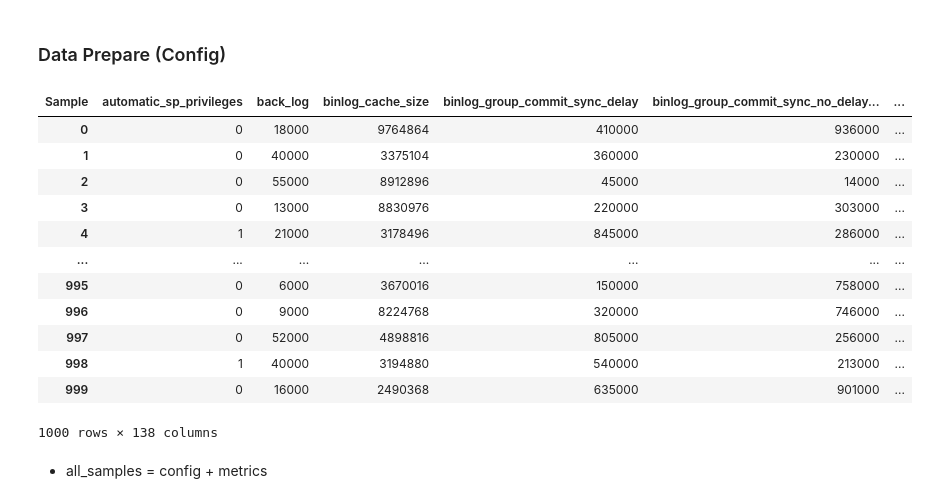
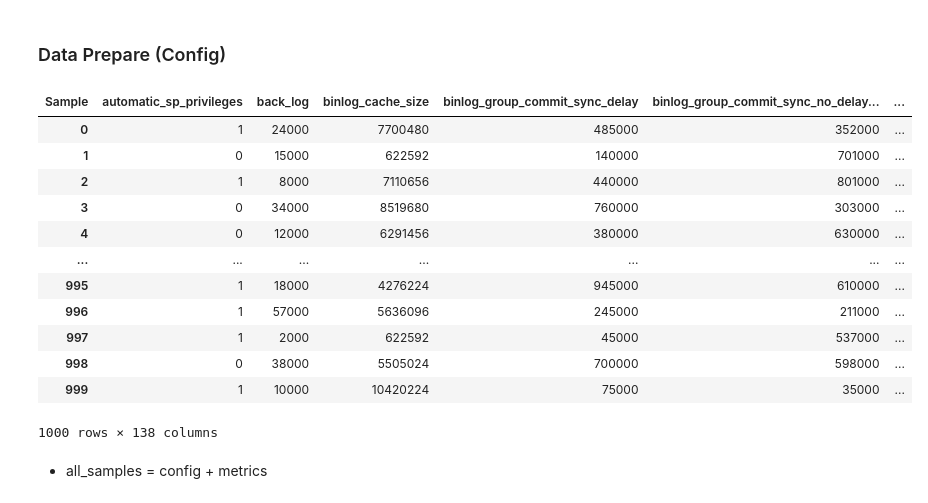
Before and after one commit to addb-swstarlab/DATATune, a Jupyter notebook: TADA.ipynb, the cells around one changed output. Cells and saved outputs as stored; diff of their text form; code cells hidden in the pictures.

```diff
--- a/TADA.ipynb
+++ b/TADA.ipynb
@@ -40,41 +40,41 @@ import os
 import sys
 import pandas as pd
 
-knob_list = glob.glob("/home/sein/mk_config/ycsb_BB/configs/my_*.cnf")
+knob_list = glob.glob("/home/sein/mk_config/ycsb_AA/configs/my_*.cnf")
 # %%
 cnt = 0
 
 for xx in range(len(knob_list)):
-    path = "/home/sein/mk_config/ycsb_BB/configs/my_{}.cnf".format(xx)
+    path = "/home/sein/mk_config/ycsb_AA/configs/my_{}.cnf".format(xx)
     # knob_list = glob.glob("/home/sein/2023_EDBT/KCC_tpcc_dataset/my_*.cnf")
     a_all = pd.read_csv(path, sep="=", names=['Sample', 'value'], header=2)
     a_all = a_all.set_index("Sample")
     cur_all_df = a_all.T
 
     if cnt == 0:
         A_config = cur_all_df
     else :
         A_config = pd.concat([A_config, cur_all_df], axis=0)
     cnt += 1
 A_config = A_config.reset_index()
 A_config = A_config.drop(["index"],axis=1)
 A_config = A_config.drop(A_config.columns[[0,1]], axis=1)
 
 
 A_config
 # %% [output]
 | Sample | automatic_sp_privileges | back_log | binlog_cache_size | binlog_group_commit_sync_delay | binlog_group_commit_sync_no_delay... | ... |
-| 0 | 0 | 18000 | 9764864 | 410000 | 936000 | ... |
-| 1 | 0 | 40000 | 3375104 | 360000 | 230000 | ... |
-| 2 | 0 | 55000 | 8912896 | 45000 | 14000 | ... |
-| 3 | 0 | 13000 | 8830976 | 220000 | 303000 | ... |
-| 4 | 1 | 21000 | 3178496 | 845000 | 286000 | ... |
+| 0 | 1 | 24000 | 7700480 | 485000 | 352000 | ... |
+| 1 | 0 | 15000 | 622592 | 140000 | 701000 | ... |
+| 2 | 1 | 8000 | 7110656 | 440000 | 801000 | ... |
+| 3 | 0 | 34000 | 8519680 | 760000 | 303000 | ... |
+| 4 | 0 | 12000 | 6291456 | 380000 | 630000 | ... |
 | ... | ... | ... | ... | ... | ... | ... |
-| 995 | 0 | 6000 | 3670016 | 150000 | 758000 | ... |
-| 996 | 0 | 9000 | 8224768 | 320000 | 746000 | ... |
-| 997 | 0 | 52000 | 4898816 | 805000 | 256000 | ... |
-| 998 | 1 | 40000 | 3194880 | 540000 | 213000 | ... |
-| 999 | 0 | 16000 | 2490368 | 635000 | 901000 | ... |
+| 995 | 1 | 18000 | 4276224 | 945000 | 610000 | ... |
+| 996 | 1 | 57000 | 5636096 | 245000 | 211000 | ... |
+| 997 | 1 | 2000 | 622592 | 45000 | 537000 | ... |
+| 998 | 0 | 38000 | 5505024 | 700000 | 598000 | ... |
+| 999 | 1 | 10000 | 10420224 | 75000 | 35000 | ... |
 1000 rows × 138 columns
 # %% [markdown]
 - all_samples = config + metrics
```
Also changed, not shown: parts of 10 cells of this notebook.
